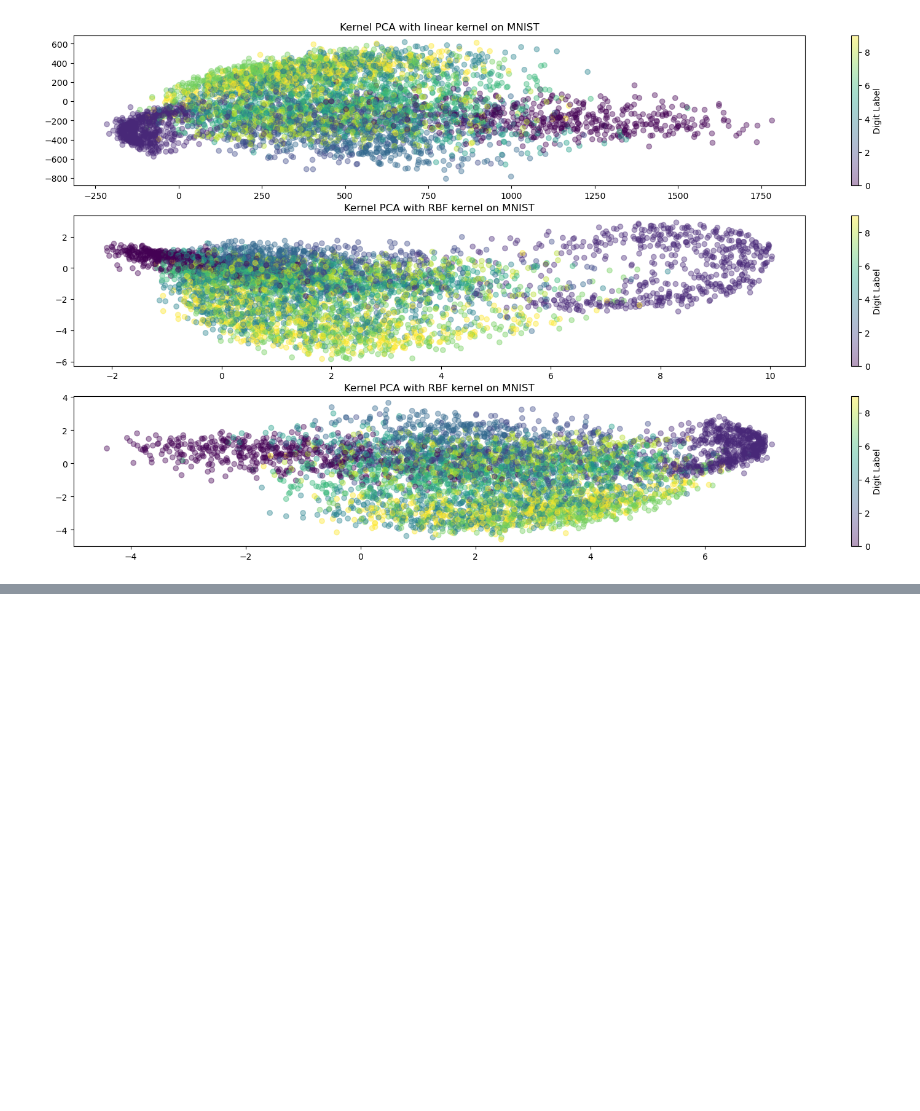
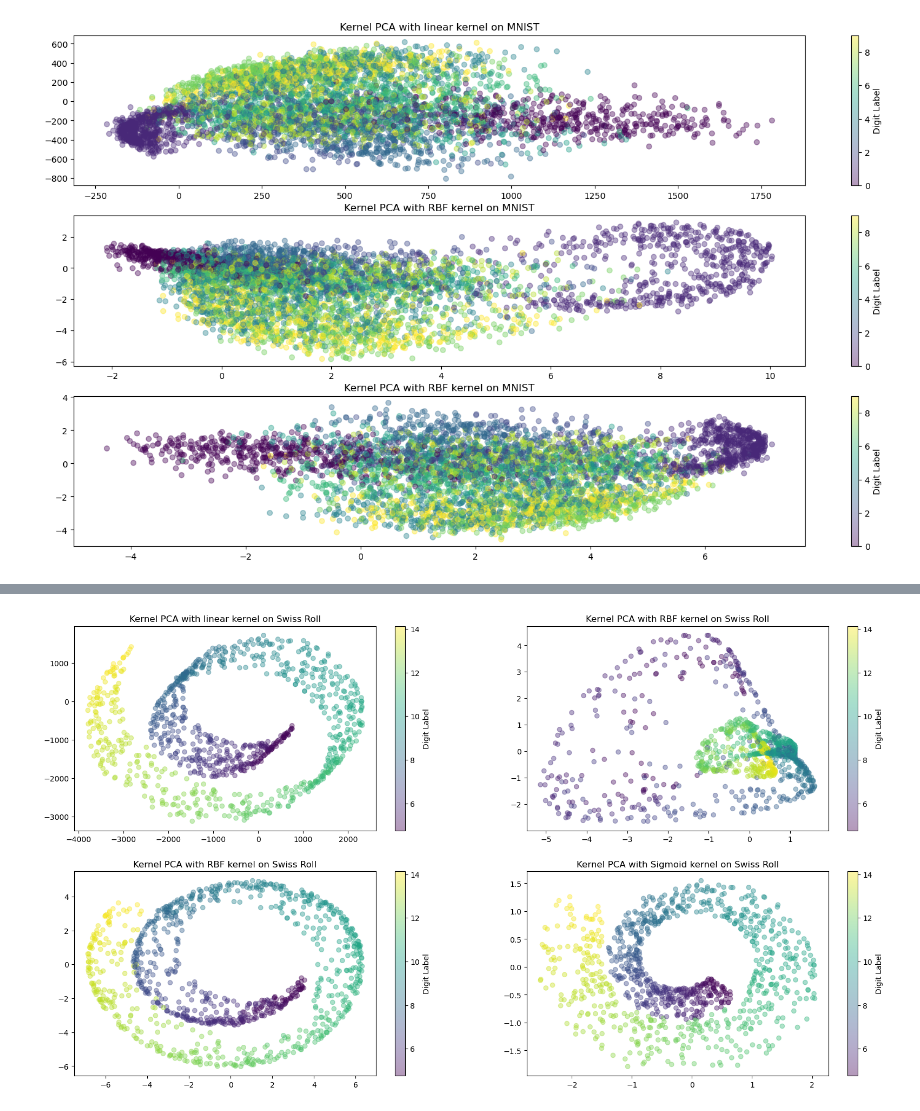
Before and after one commit to bmalick/machine-learning-grind, a Jupyter notebook: 01-machine-learning/06-dimensionality-reduction/01-pca/main.ipynb, the cells around one changed output, grey strips where cells are left out. Saved outputs shown, nothing was run; the diff lists cells and outputs as text; code cells hidden in the pictures; blank space fills up the shorter version.

Commit message:
machine learning: pca and kernel pca - add variance computation and code for swiss roll with better understanding of use of hyperparams

```diff
--- a/01-machine-learning/06-dimensionality-reduction/01-pca/main.ipynb
+++ b/01-machine-learning/06-dimensionality-reduction/01-pca/main.ipynb
@@ -259,50 +259,36 @@ variance kept with 10 components: 86.76%
 ##########
 [figure]
 # %%
-def dim_red(X, y, n_components, kernel, ax, title):
-    model = pca.kPCA(n_components=n_components, kernel=kernel)
-    model.fit(X)
+N = 1000
+X, y = sklearn.datasets.make_swiss_roll(n_samples=N, noise=0.1, random_state=42)
 
-    print("2 first eigen values = ", model.eigenvalues.tolist()[:2])
-    print("1st eigen value: %.2f%%" % (model.eigenvalues[0] / model.eigenvalues.sum()*100))
-    print("2nd eigen value: %.2f%%" % (model.eigenvalues[1] / model.eigenvalues.sum()*100))
-    print("variance ratio: ", model.variance_ratio.tolist())
+plt.figure(figsize=(19.8, 10.8))
 
-    X_transformed = model.transform(X)
-    scatter = ax.scatter(X_transformed[:, 0], X_transformed[:, 1], alpha=0.4, c=y)
-    ax.set_title(title)
-    cbar = plt.colorbar(scatter, ax=ax)
-    cbar.set_label("Digit Label")
+ax = plt.subplot(2,2,1)
+sep = "#"*10
+print("%s Linear kernel PCA %s" % (sep, sep))
+dim_red(X=X, y=y, n_components=2, kernel=pca.linear_kernel, ax=ax, title="Kernel PCA with linear kernel on Swiss Roll")
+print(sep); print()
+ax = plt.subplot(2,2,2)
+print("%s RBF kernel PCA %s" % (sep, sep))
+print("Magnitude of good sigma:", pca.find_sigma(X))
+sigma = 3.5
+print("sigma =", sigma)
+dim_red(X=X, y=y, n_components=2, kernel=pca.radial_based_function(sigma), ax=ax, title="Kernel PCA with RBF kernel on Swiss Roll")
+ax = plt.subplot(2,2,3)
+sigma = 15
+print("sigma =", sigma)
+dim_red(X=X, y=y, n_components=2, kernel=pca.radial_based_function(sigma), ax=ax, title="Kernel PCA with RBF kernel on Swiss Roll")
+print(sep)
+ax = plt.subplot(2,2,4)
+print("%s Sigmoid kernel PCA %s" % (sep, sep))
+sigma = 22
+print("sigma =", sigma)
+gamma = pca.get_gamma(sigma)
+# gamma = 1e-3
+r = 1
+dim_red(X=X, y=y, n_components=2, kernel=pca.sigmoid_kernel(gamma=gamma,r=r), ax=ax, title="Kernel PCA with Sigmoid kernel on Swiss Roll")
+print(sep)
 
-    N = 1000
-    X, y = sklearn.datasets.make_swiss_roll(n_samples=N, noise=0.1, random_state=42)
-
-    plt.figure(figsize=(19.8, 10.8))
-
-    ax = plt.subplot(2,2,1)
-    sep = "#"*10
-    print("%s Linear kernel PCA %s" % (sep, sep))
-    dim_red(X=X, y=y, n_components=2, kernel=pca.linear_kernel, ax=ax, title="Kernel PCA with linear kernel on Swiss Roll")
-    print(sep); print()
-    ax = plt.subplot(2,2,2)
-    print("%s RBF kernel PCA %s" % (sep, sep))
-    print("Magnitude of good sigma:", pca.find_sigma(X))
-    sigma = 3.5
-    print("sigma =", sigma)
-    dim_red(X=X, y=y, n_components=2, kernel=pca.radial_based_function(sigma), ax=ax, title="Kernel PCA with RBF kernel on Swiss Roll")
-    ax = plt.subplot(2,2,3)
-    sigma = 15
-    print("sigma =", sigma)
-    dim_red(X=X, y=y, n_components=2, kernel=pca.radial_based_function(sigma), ax=ax, title="Kernel PCA with RBF kernel on Swiss Roll")
-    print(sep)
-    ax = plt.subplot(2,2,4)
-    print("%s Sigmoid kernel PCA %s" % (sep, sep))
-    sigma = 22
-    print("sigma =", sigma)
-    gamma = pca.get_gamma(sigma)
-    # gamma = 1e-3
-    r = 1
-    dim_red(X=X, y=y, n_components=2, kernel=pca.sigmoid_kernel(gamma=gamma,r=r), ax=ax, title="Kernel PCA with Sigmoid kernel on Swiss Roll")
-    print(sep)
-
-    plt.show()
+plt.show()
+# %% [output]
@@ -308,0 +312 @@ def dim_red(X, y, n_components, kernel, ax, title):
+[figure, added]
```
Also changed, not shown: parts of 2 cells of this notebook.
